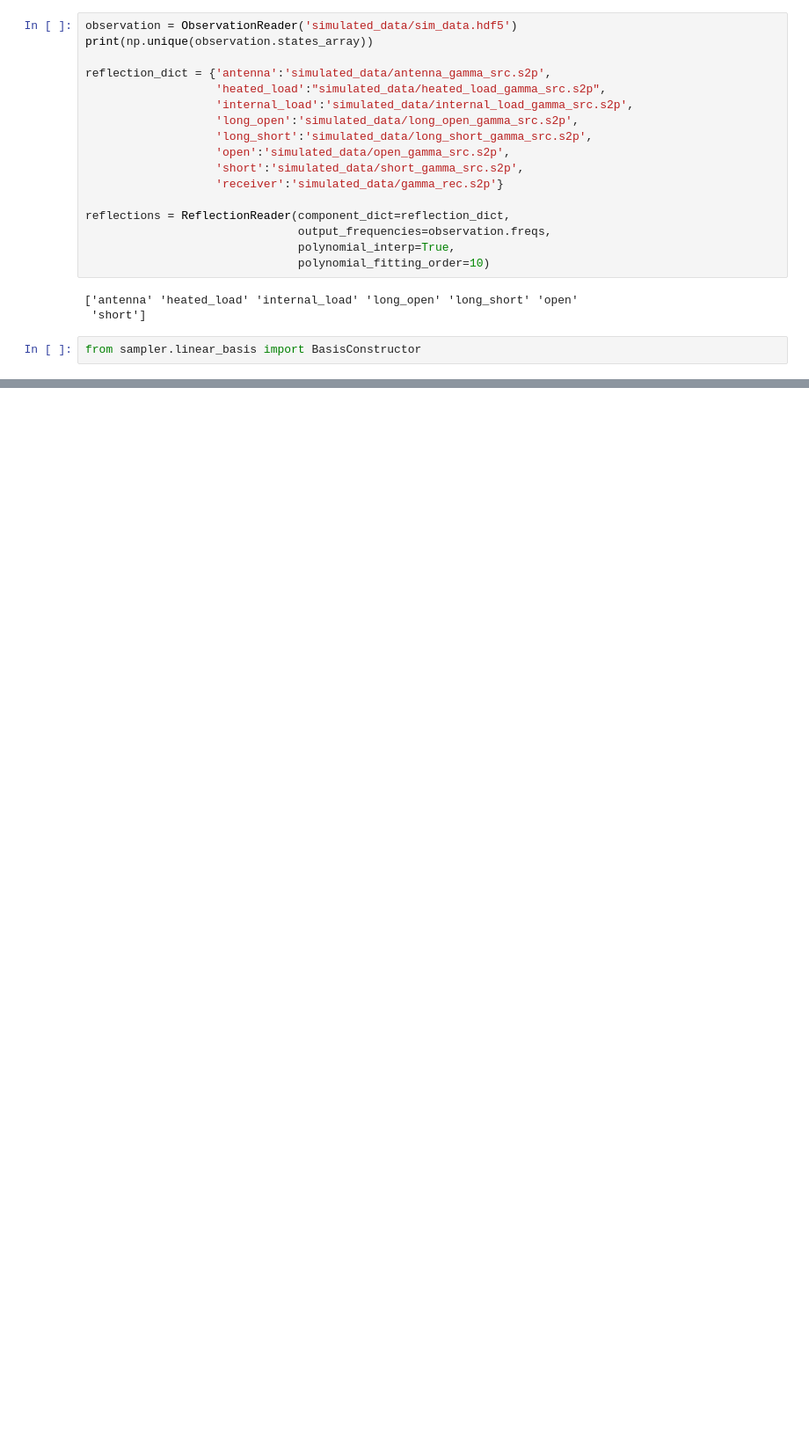
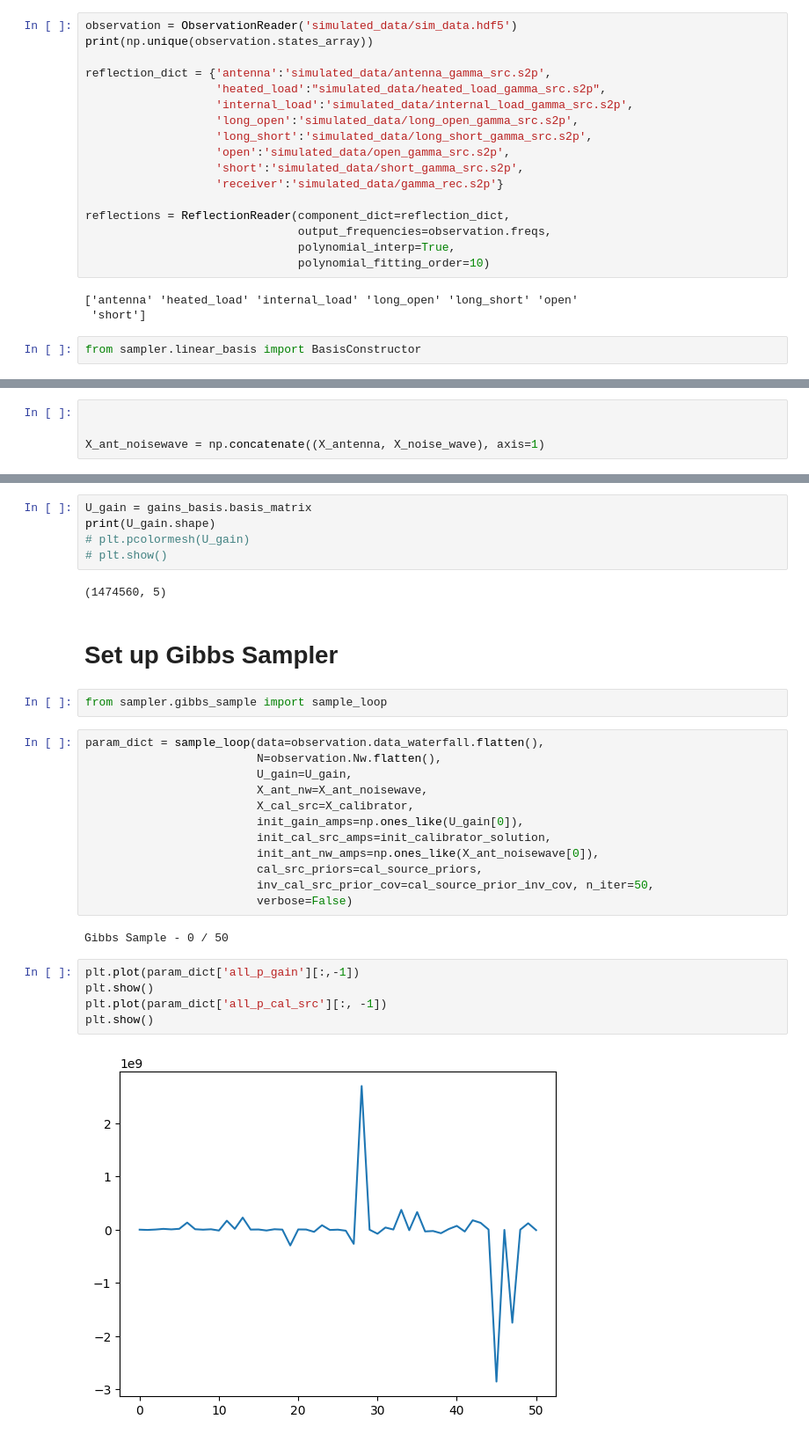
Before and after one commit to RHINO-Experiment/rhino-cal, a Jupyter notebook: gibbs_notebook.ipynb, the cells around one changed output, grey strips where cells are left out. Shown at 88% size. Cells and saved outputs as stored; diff of their text form; blank space fills up the shorter version.

Commit message:
Set up gibbs sampling

```diff
--- a/gibbs_notebook.ipynb
+++ b/gibbs_notebook.ipynb
@@ -171,0 +132,4 @@ print(antenna_source_basis[:,0])
+# %%
+
+
+X_ant_noisewave = np.concatenate((X_antenna, X_noise_wave), axis=1)
@@ -171,0 +216,32 @@ print(antenna_source_basis[:,0])
+# %%
+U_gain = gains_basis.basis_matrix
+print(U_gain.shape)
+# plt.pcolormesh(U_gain)
+# plt.show()
+# %% [output]
+(1474560, 5)
+# %% [markdown]
+# Set up Gibbs Sampler
+# %%
+from sampler.gibbs_sample import sample_loop
+# %%
+param_dict = sample_loop(data=observation.data_waterfall.flatten(),
+                         N=observation.Nw.flatten(),
+                         U_gain=U_gain,
+                         X_ant_nw=X_ant_noisewave,
+                         X_cal_src=X_calibrator,
+                         init_gain_amps=np.ones_like(U_gain[0]),
+                         init_cal_src_amps=init_calibrator_solution,
+                         init_ant_nw_amps=np.ones_like(X_ant_noisewave[0]),
+                         cal_src_priors=cal_source_priors,
+                         inv_cal_src_prior_cov=cal_source_prior_inv_cov, n_iter=50,
+                         verbose=False)
+# %% [output]
+Gibbs Sample - 0 / 50
+# %%
+plt.plot(param_dict['all_p_gain'][:,-1])
+plt.show()
+plt.plot(param_dict['all_p_cal_src'][:, -1])
+plt.show()
+# %% [output]
+[figure, added]
```
Also changed, not shown: parts of 29 cells of this notebook, 6 other files.
